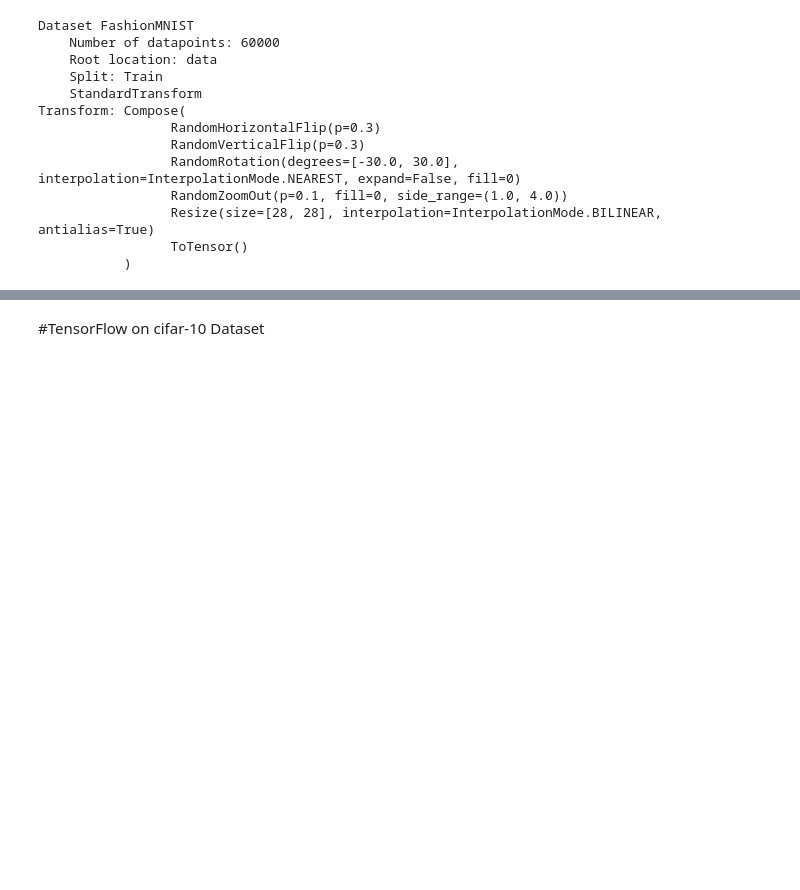
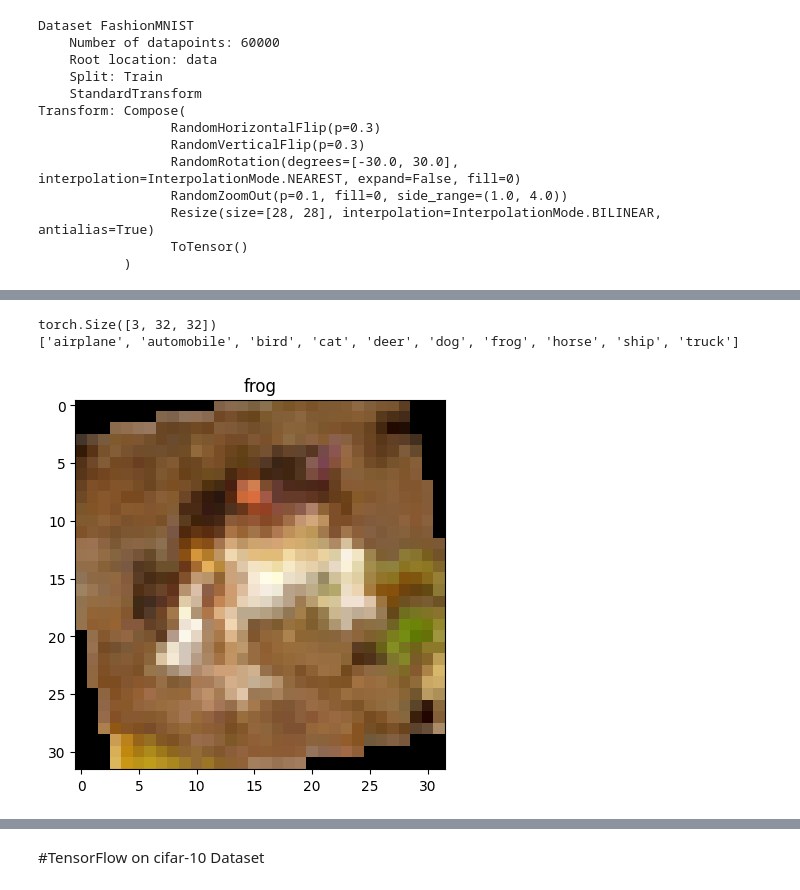
Before and after one commit to JohnYCLam/MachineLearning, a Jupyter notebook: TensorFlow_and_PyTorch_CNN.ipynb, the cells around one changed output, grey strips where cells are left out. Cells and saved outputs as stored; diff of their text form; code cells hidden in the pictures; blank space fills up the shorter version.

```diff
--- a/TensorFlow_and_PyTorch_CNN.ipynb
+++ b/TensorFlow_and_PyTorch_CNN.ipynb
@@ -1039,0 +1192,11 @@ Total Time: 1193.842
+# %%
+train_transform = v2.Compose([
+
+    v2.RandomHorizontalFlip(p = 0.1),
+    v2.RandomVerticalFlip(p = 0.1),
+    v2.RandomRotation(30),
+    v2.RandomZoomOut(p = 0.1),
+    #v2.RandomCrop((224, 224)),
+    v2.Resize(size = (32, 32)),
+    v2.ToImage(), v2.ToDtype(torch.float32, scale=True)
+])
@@ -1039,0 +1223,17 @@ Total Time: 1193.842
+# %%
+image, label = train_data[0]
+
+class_names = train_data.classes
+print(image.shape)
+print(class_names)
+# %% [output]
+torch.Size([3, 32, 32])
+['airplane', 'automobile', 'bird', 'cat', 'deer', 'dog', 'frog', 'horse', 'ship', 'truck']
+# %%
+fig, ax = plt.subplots()
+
+plt.imshow(image.permute(1, 2, 0))
+ax.set_title(label = class_names[label])
+plt.show();
+# %% [output]
+[figure, added]
```
Also changed, not shown: parts of 18 cells of this notebook.
